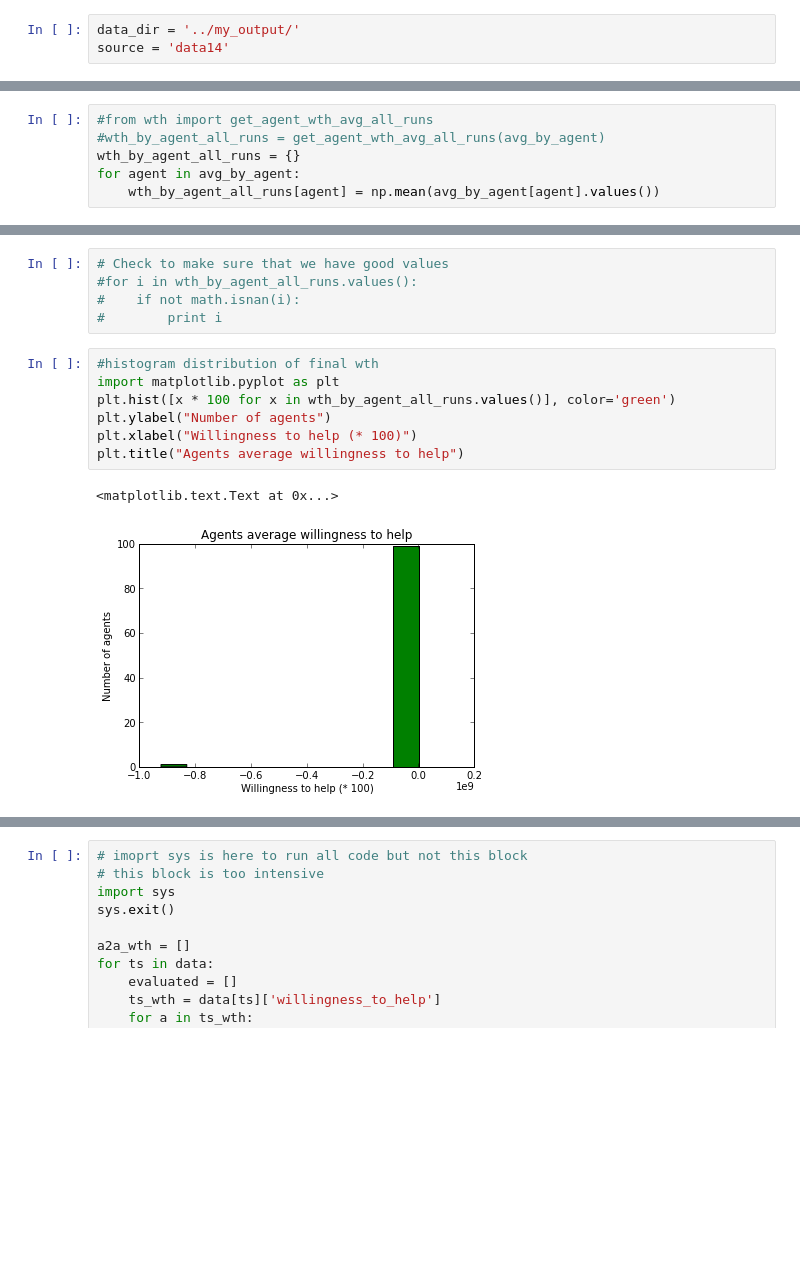
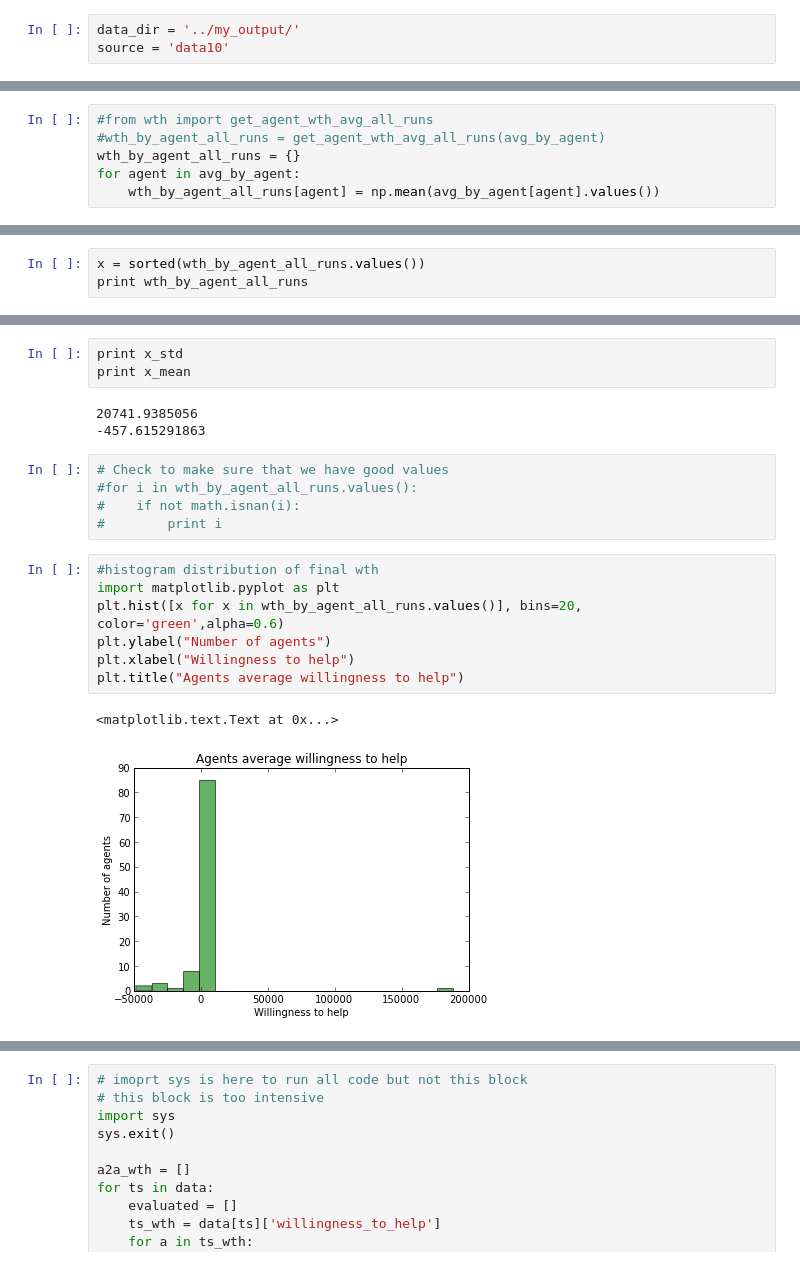
Before and after one commit to jackiekazil/goalnet, a Jupyter notebook: goalnet/analysis/wth_analysis.ipynb, the cells around one changed output, grey strips where cells are left out. Saved outputs shown, nothing was run; the diff lists cells and outputs as text; blank space fills up the shorter version.

```diff
--- a/goalnet/analysis/wth_analysis.ipynb
+++ b/goalnet/analysis/wth_analysis.ipynb
@@ -1,6 +1,6 @@
 # %%
 data_dir = '../my_output/'
-source = 'data14'
+source = 'data10'
 # %%
 import os
 import json
@@ -79 +77,4 @@ wth_by_agent is dict of agents averages by timestamp
 wth_by_agent_all_runs is a dict of agents averages
+# %%
+x = sorted(wth_by_agent_all_runs.values())
+print wth_by_agent_all_runs
@@ -80,3 +95,9 @@ wth_by_agent_all_runs is a dict of agents averages
+# %%
+print x_std
+print x_mean
+# %% [output]
+20741.9385056
+-457.615291863
 # %%
 # Check to make sure that we have good values
 #for i in wth_by_agent_all_runs.values():
@@ -85,10 +106,10 @@ wth_by_agent_all_runs is a dict of agents averages
 # %%
 #histogram distribution of final wth
 import matplotlib.pyplot as plt
-plt.hist([x * 100 for x in wth_by_agent_all_runs.values()], color='green')
+plt.hist([x for x in wth_by_agent_all_runs.values()], bins=20, color='green',alpha=0.6)
 plt.ylabel("Number of agents")
-plt.xlabel("Willingness to help (* 100)")
+plt.xlabel("Willingness to help")
 plt.title("Agents average willingness to help")
 # %% [output]
 <matplotlib.text.Text at 0x...>
-[figure, old version]
+[figure, new version]
```
Also changed, not shown: parts of 13 cells of this notebook.
